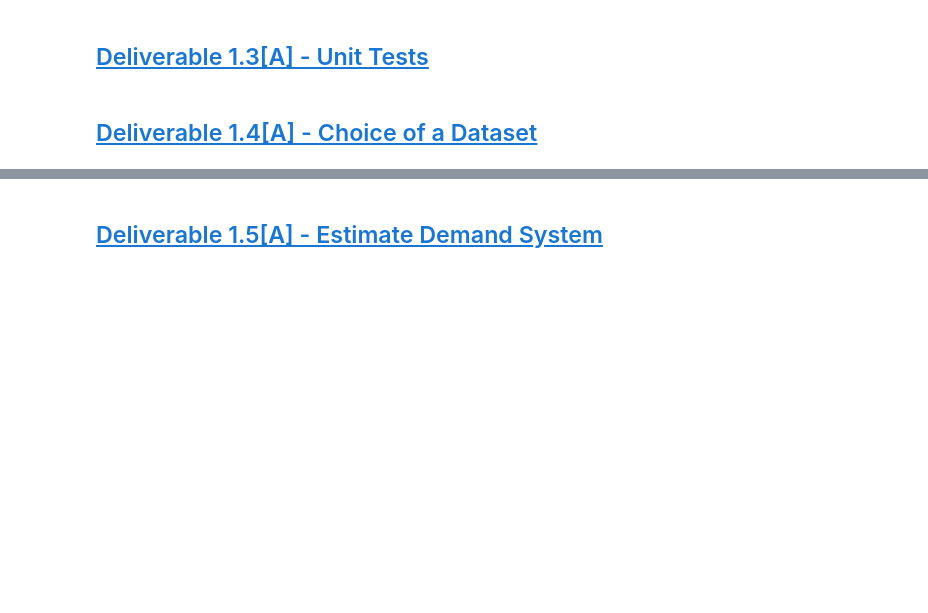
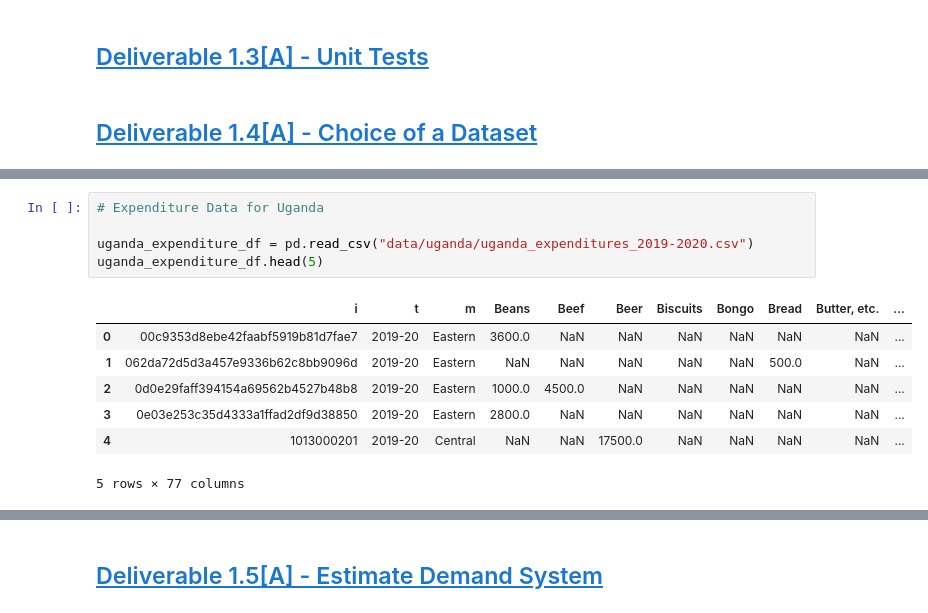
Before and after one commit to vishalival/eep153-norman-borlaug, a Jupyter notebook: final_code.ipynb, the cells around one changed output, grey strips where cells are left out. Cells and saved outputs as stored; diff of their text form; blank space fills up the shorter version.

```diff
--- a/final_code.ipynb
+++ b/final_code.ipynb
@@ -34,0 +114,13 @@ import numpy as np
+# %%
+# Expenditure Data for Uganda
+
+uganda_expenditure_df = pd.read_csv("data/uganda/uganda_expenditures_2019-2020.csv")
+uganda_expenditure_df.head(5)
+# %% [output]
+|  | i | t | m | Beans | Beef | Beer | Biscuits | Bongo | Bread | Butter, etc. | ... |
+| 0 | 00c9353d8ebe42faabf5919b81d7fae7 | 2019-20 | Eastern | 3600.0 | NaN | NaN | NaN | NaN | NaN | NaN | ... |
+| 1 | 062da72d5d3a457e9336b62c8bb9096d | 2019-20 | Eastern | NaN | NaN | NaN | NaN | NaN | 500.0 | NaN | ... |
+| 2 | 0d0e29faff394154a69562b4527b48b8 | 2019-20 | Eastern | 1000.0 | 4500.0 | NaN | NaN | NaN | NaN | NaN | ... |
+| 3 | 0e03e253c35d4333a1ffad2df9d38850 | 2019-20 | Eastern | 2800.0 | NaN | NaN | NaN | NaN | NaN | NaN | ... |
+| 4 | 1013000201 | 2019-20 | Central | NaN | NaN | 17500.0 | NaN | NaN | NaN | NaN | ... |
+5 rows × 77 columns
```
Also changed, not shown: parts of 12 cells of this notebook, 22 other files.
